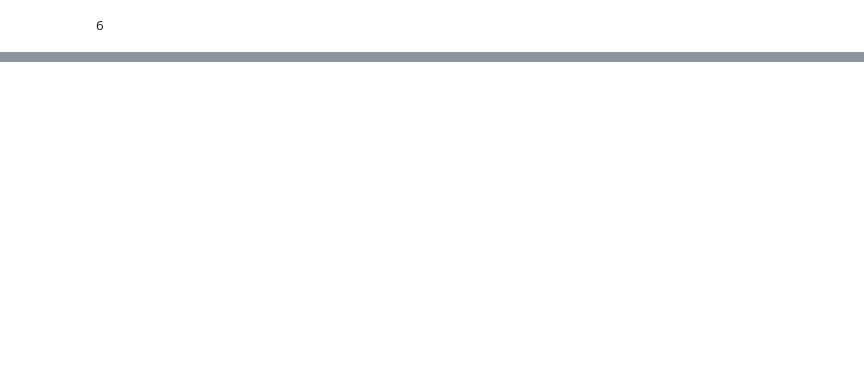
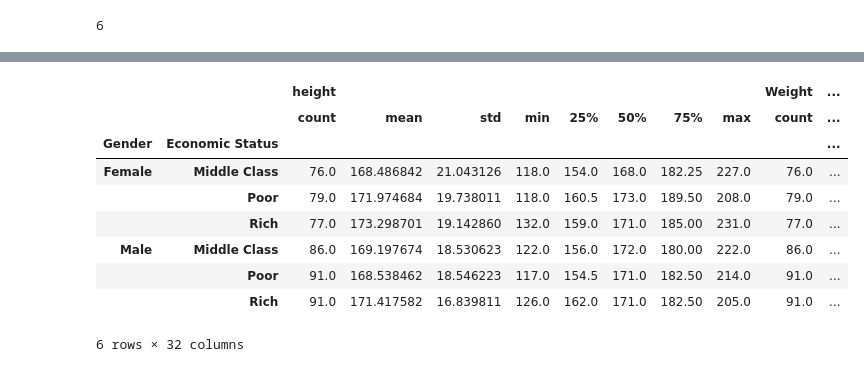
Before and after one commit to mlevicoy/cursoML, a Jupyter notebook: notebooks/T2 - 3 - Data Cleaning - Agrupación de datos.ipynb, the cells around one changed output, grey strips where cells are left out. Saved outputs shown, nothing was run; the diff lists cells and outputs as text; code cells hidden in the pictures; blank space fills up the shorter version.

```diff
--- a/notebooks/T2 - 3 - Data Cleaning - Agrupación de datos.ipynb
+++ b/notebooks/T2 - 3 - Data Cleaning - Agrupación de datos.ipynb
@@ -176,0 +215,14 @@ for names, groups in double_group:
+# %%
+# Obtenemos los estádisticos
+double_group.describe()
+# %% [output]
+|  |  | height |  |  |  |  |  |  |  | Weight | ... |
+|  |  | count | mean | std | min | 25% | 50% | 75% | max | count | ... |
+| Gender | Economic Status |  |  |  |  |  |  |  |  |  | ... |
+| Female | Middle Class | 76.0 | 168.486842 | 21.043126 | 118.0 | 154.0 | 168.0 | 182.25 | 227.0 | 76.0 | ... |
+|  | Poor | 79.0 | 171.974684 | 19.738011 | 118.0 | 160.5 | 173.0 | 189.50 | 208.0 | 79.0 | ... |
+|  | Rich | 77.0 | 173.298701 | 19.142860 | 132.0 | 159.0 | 171.0 | 185.00 | 231.0 | 77.0 | ... |
+| Male | Middle Class | 86.0 | 169.197674 | 18.530623 | 122.0 | 156.0 | 172.0 | 180.00 | 222.0 | 86.0 | ... |
+|  | Poor | 91.0 | 168.538462 | 18.546223 | 117.0 | 154.5 | 171.0 | 182.50 | 214.0 | 91.0 | ... |
+|  | Rich | 91.0 | 171.417582 | 16.839811 | 126.0 | 162.0 | 171.0 | 182.50 | 205.0 | 91.0 | ... |
+6 rows × 32 columns
```
Also changed, not shown: parts of 60 cells of this notebook, 1 other file.
